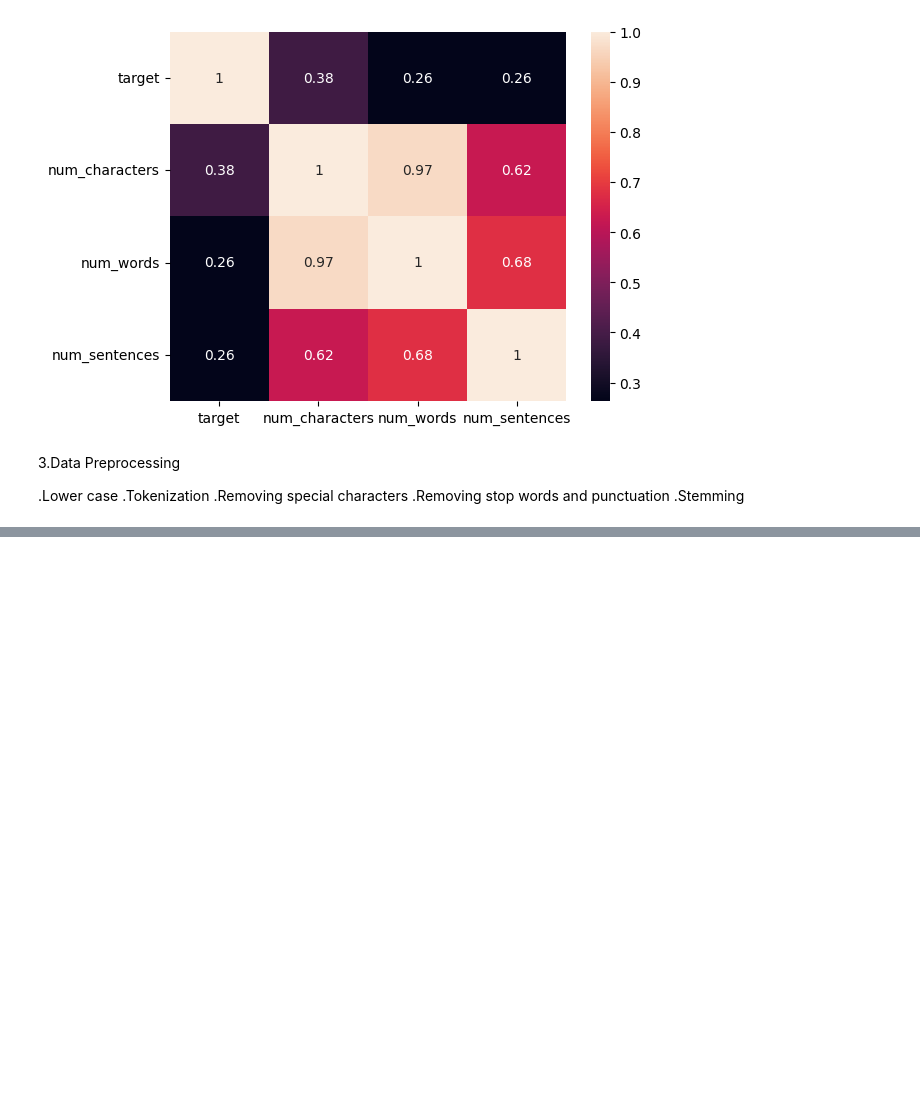
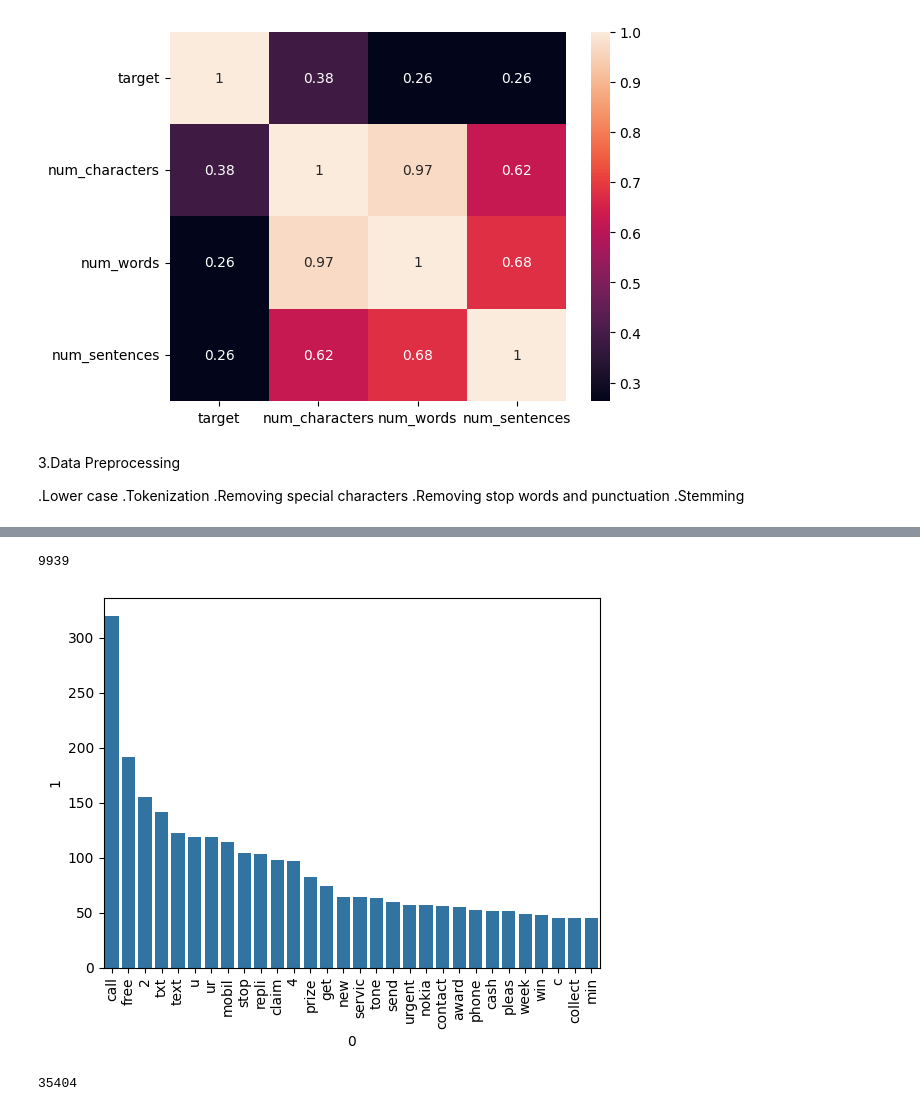
Before and after one commit to Khadijakhalil1/AI-Machine-Learning, a Jupyter notebook: ML_projects/spam_detection_SMS/spam_detection.ipynb, the cells around one changed output, grey strips where cells are left out. Cells and saved outputs as stored; diff of their text form; code cells hidden in the pictures; blank space fills up the shorter version.

```diff
--- a/ML_projects/spam_detection_SMS/spam_detection.ipynb
+++ b/ML_projects/spam_detection_SMS/spam_detection.ipynb
@@ -290,0 +393,23 @@ def transform_text(text):
+# %%
+spam_corpus = []
+for msg in df[df['target'] ==1]['transform_text'].tolist():
+    for word in msg.split():
+        spam_corpus.append(word)
+# %%
+len(spam_corpus)
+# %% [output]
+9939
+# %%
+from collections import Counter
+import pandas as pd
+import seaborn as sns
+import matplotlib.pyplot as plt
+# 30 most frequent top_words
+top_words = pd.DataFrame(Counter(spam_corpus).most_common(30))
+
+sns.barplot(x=top_words[0], y=top_words[1])
+
+plt.xticks(rotation='vertical')
+plt.show()
+# %% [output]
+[figure, added]
@@ -290,0 +421,4 @@ def transform_text(text):
+# %%
+len(ham_corpus)
+# %% [output]
+35404
```
Also changed, not shown: parts of 35 cells of this notebook.
